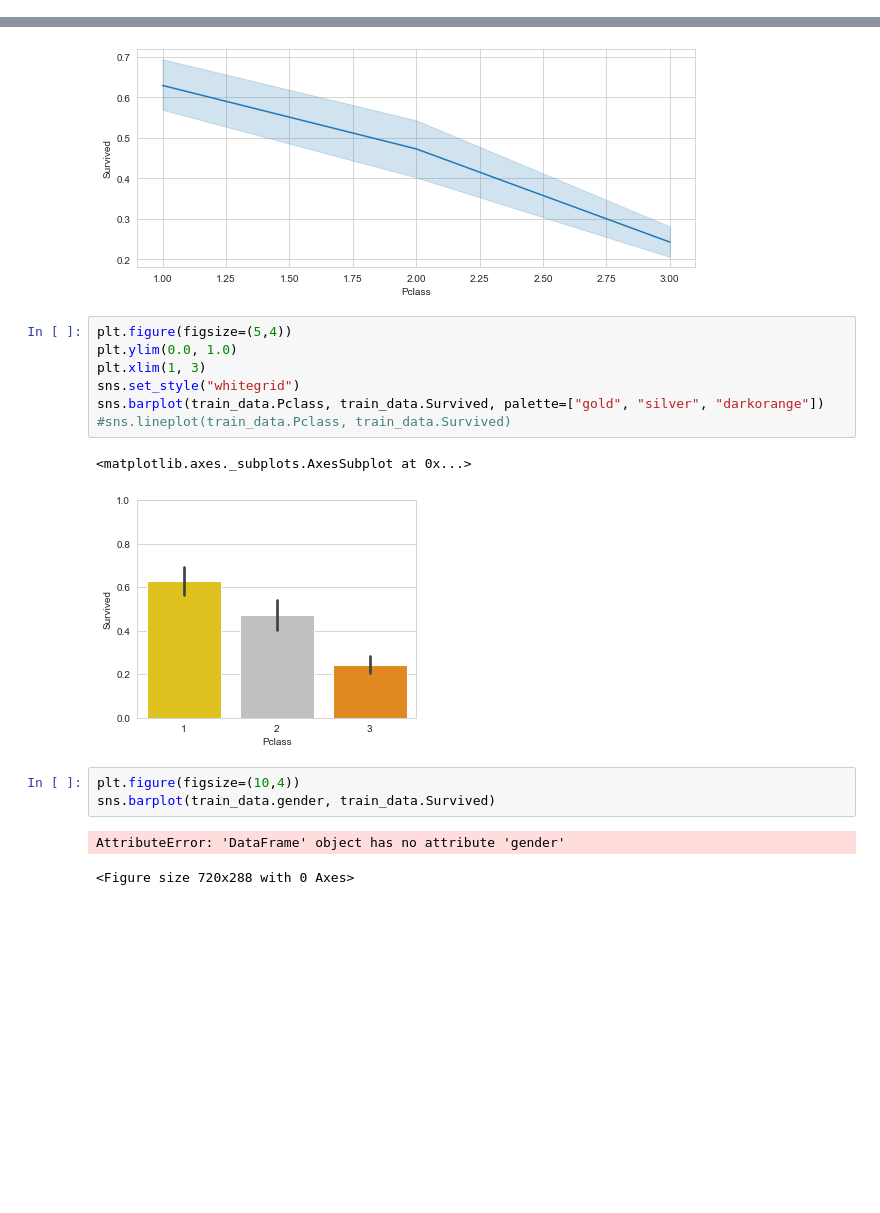
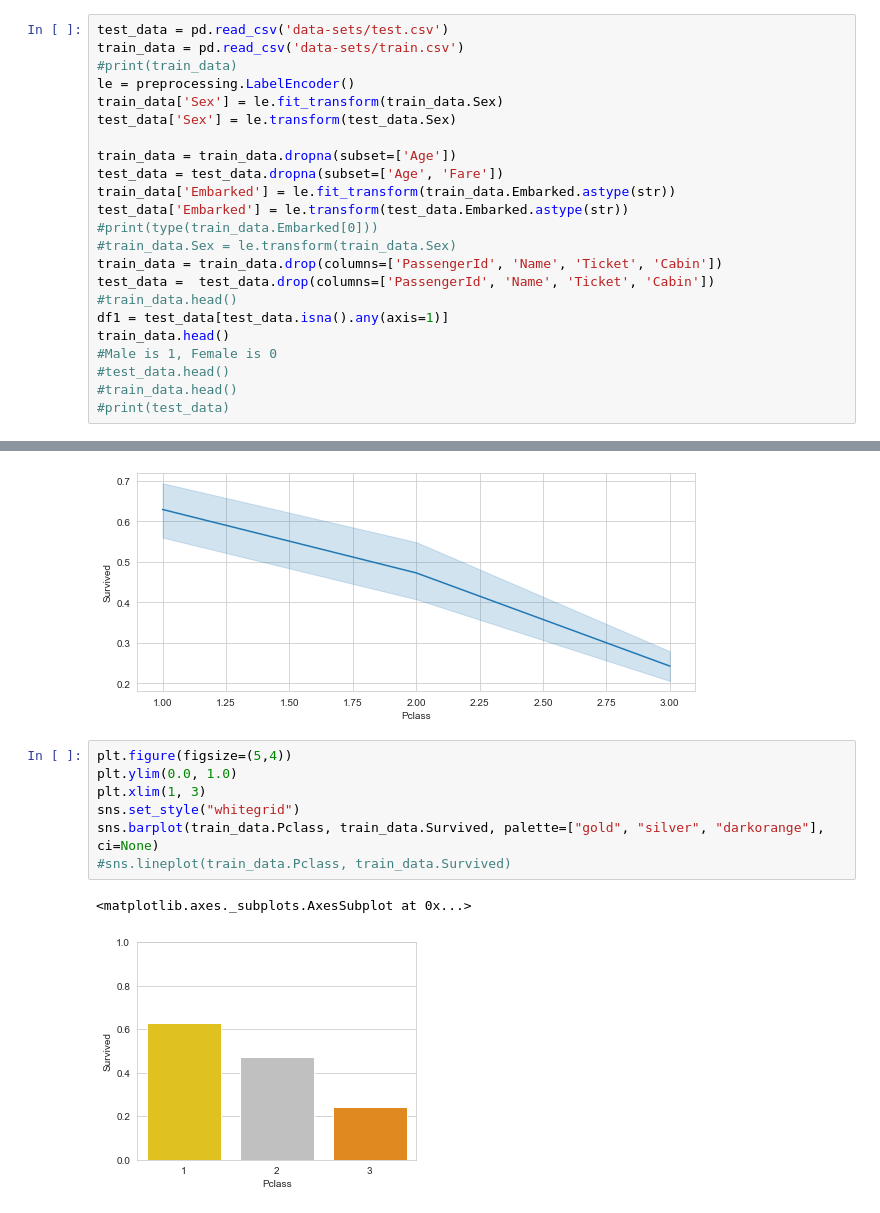
Before and after one commit to Blake-Manus/data-science-learning, a Jupyter notebook: titanic/titanic_analysis.ipynb, the cells around one changed output, grey strips where cells are left out. Saved outputs shown, nothing was run; the diff lists cells and outputs as text; blank space fills up the shorter version.

```diff
--- a/titanic/titanic_analysis.ipynb
+++ b/titanic/titanic_analysis.ipynb
@@ -32,0 +10,23 @@ print(train_data)
+# %%
+test_data = pd.read_csv('data-sets/test.csv')
+train_data = pd.read_csv('data-sets/train.csv')
+#print(train_data)
+le = preprocessing.LabelEncoder()
+train_data['Sex'] = le.fit_transform(train_data.Sex)
+test_data['Sex'] = le.transform(test_data.Sex)
+
+train_data = train_data.dropna(subset=['Age'])
+test_data = test_data.dropna(subset=['Age', 'Fare'])
+train_data['Embarked'] = le.fit_transform(train_data.Embarked.astype(str))
+test_data['Embarked'] = le.transform(test_data.Embarked.astype(str))
+#print(type(train_data.Embarked[0]))
+#train_data.Sex = le.transform(train_data.Sex)
+train_data = train_data.drop(columns=['PassengerId', 'Name', 'Ticket', 'Cabin'])
+test_data =  test_data.drop(columns=['PassengerId', 'Name', 'Ticket', 'Cabin'])
+#train_data.head()
+df1 = test_data[test_data.isna().any(axis=1)]
+train_data.head()
+#Male is 1, Female is 0
+#test_data.head()
+#train_data.head()
+#print(test_data)
@@ -60,16 +77,10 @@ sns.lineplot(train_data.Pclass, train_data.Survived)
 # %%
 plt.figure(figsize=(5,4))
 plt.ylim(0.0, 1.0)
 plt.xlim(1, 3)
 sns.set_style("whitegrid")
-sns.barplot(train_data.Pclass, train_data.Survived, palette=["gold", "silver", "darkorange"])
+sns.barplot(train_data.Pclass, train_data.Survived, palette=["gold", "silver", "darkorange"], ci=None)
 #sns.lineplot(train_data.Pclass, train_data.Survived)
 # %% [output]
 <matplotlib.axes._subplots.AxesSubplot at 0x...>
-[figure, old version]
+[figure, new version]
-# %%
-plt.figure(figsize=(10,4))
-sns.barplot(train_data.gender, train_data.Survived)
-# %% [output]
-AttributeError: 'DataFrame' object has no attribute 'gender'
-<Figure size 720x288 with 0 Axes>
```
Also changed, not shown: parts of 12 cells of this notebook.
